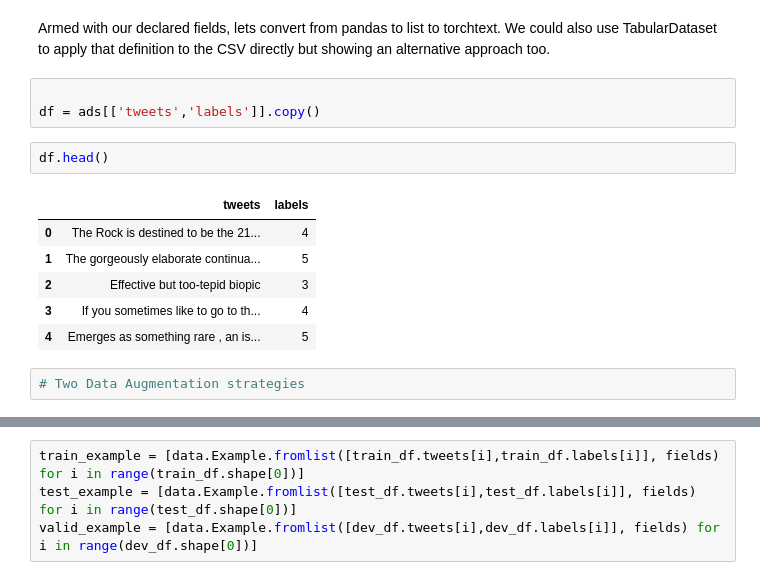
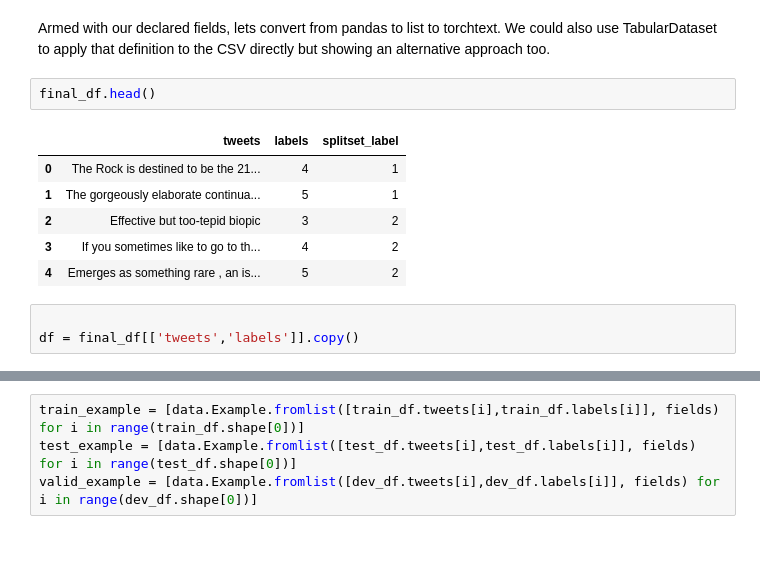
Before and after one commit to arunsechergy/TSAI-DeepNLP-END, a Jupyter notebook: assignments/assignment7/Exp2_dropoutlayer_Sentiment_Analysis_using_LSTM_RNN.ipynb, the cells around one changed output, grey strips where cells are left out. Drawn from its saved outputs; the diff is of its cells as text; blank space fills up the shorter version.

```diff
--- a/assignments/assignment7/Exp2_dropoutlayer_Sentiment_Analysis_using_LSTM_RNN.ipynb
+++ b/assignments/assignment7/Exp2_dropoutlayer_Sentiment_Analysis_using_LSTM_RNN.ipynb
@@ -289,17 +308,15 @@ Having defined those fields, we now need to produce a list that maps them onto t
 fields = [('tweets', Tweet),('labels',Label)]
 # %% [markdown]
 Armed with our declared fields, lets convert from pandas to list to torchtext. We could also use TabularDataset to apply that definition to the CSV directly but showing an alternative approach too.
+# %%
+final_df.head()
+# %% [output]
+|  | tweets | labels | splitset_label |
+| 0 | The Rock is destined to be the 21... | 4 | 1 |
+| 1 | The gorgeously elaborate continua... | 5 | 1 |
+| 2 | Effective but too-tepid biopic | 3 | 2 |
+| 3 | If you sometimes like to go to th... | 4 | 2 |
+| 4 | Emerges as something rare , an is... | 5 | 2 |
 # %%
 
-df = ads[['tweets','labels']].copy()
+df = final_df[['tweets','labels']].copy()
-# %%
-df.head()
-# %% [output]
-|  | tweets | labels |
-| 0 | The Rock is destined to be the 21... | 4 |
-| 1 | The gorgeously elaborate continua... | 5 |
-| 2 | Effective but too-tepid biopic | 3 |
-| 3 | If you sometimes like to go to th... | 4 |
-| 4 | Emerges as something rare , an is... | 5 |
-# %%
-# Two Data Augmentation strategies
```
Also changed, not shown: parts of 33 cells of this notebook.
